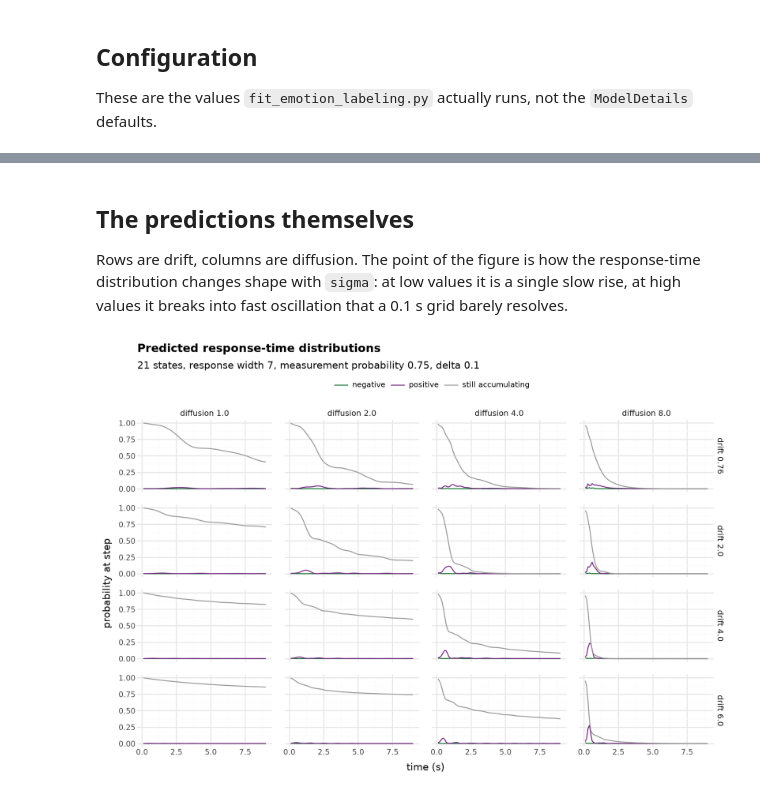
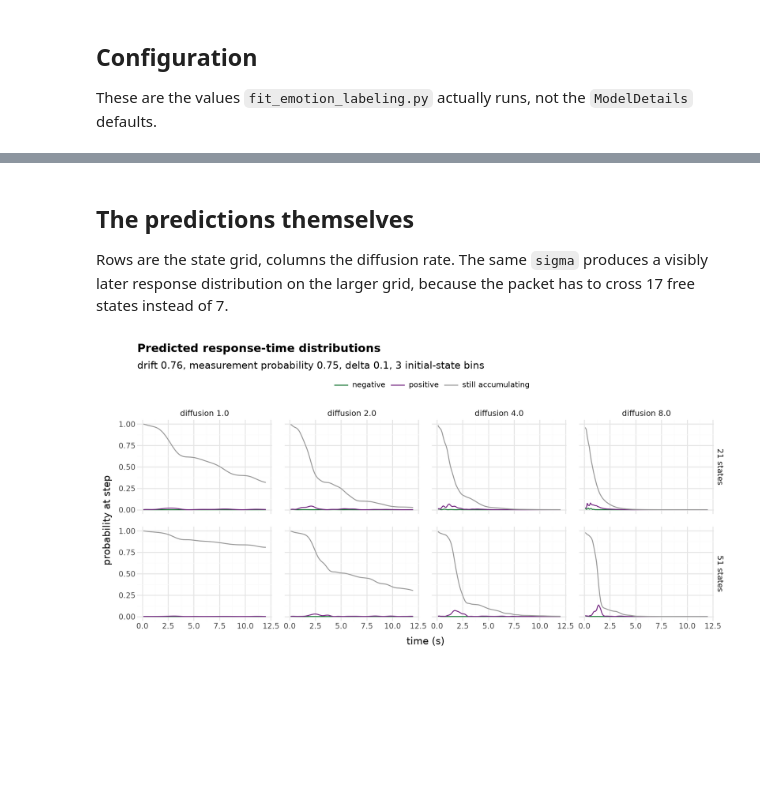
Before and after one commit to rkmalaiya/stochastic_cognitive_dynamics, a Jupyter notebook: examples/sigma_identifiability.ipynb, the cells around one changed output, grey strips where cells are left out. Cells and saved outputs as stored; diff of their text form; code cells hidden in the pictures; blank space fills up the shorter version.

Commit message:
Match frozen Quantum diffusion to the 51-state grid
Co-Authored-By: Claude Opus 5 <noreply@anthropic.com>

```diff
--- a/examples/sigma_identifiability.ipynb
+++ b/examples/sigma_identifiability.ipynb
@@ -23,16 +26,10 @@ g++ not available, if using conda: `conda install gxx`
 
 These are the values `fit_emotion_labeling.py` actually runs, not the `ModelDetails` defaults.
 # %%
-n_states, response_width, n_bins = 21, 7, 3
+grids = {"21 states": (21, 7, 3), "51 states": (51, 17, 3)}
 delta, measurement_prob, n_trials = 0.1, 0.75, 30
-times = np.round(np.arange(delta, 9.0 + delta / 2, delta), 2)
-
-n_free = n_states - 2 * response_width
-Mc, Mw, Mn = ca._get_measurement_matrix(n_states, response_width, measurement_prob, "Quantum")
-
-conc = ca._initial_state_concentration(n_bins, "Quantum")
-p_free = ca._expand_bins(conc / conc.sum(), n_free, n_bins)
-phi_0 = npx.sqrt(npx.pad(p_free, (response_width, response_width)))[None, None, :, None]
+mu_ref = 0.76
+times = np.round(np.arange(delta, 12.0 + delta / 2, delta), 2)
 
 RT = np.asarray(times)[None, :]
 RA = np.zeros_like(RT)
@@ -71,34 +83,31 @@ outcome mass sums to 1.0000, response rate 0.993
-# %% [markdown]
-## The predictions themselves
-
-Rows are drift, columns are diffusion. The point of the figure is how the response-time
-distribution changes shape with `sigma`: at low values it is a single slow rise, at high values
-it breaks into fast oscillation that a 0.1 s grid barely resolves.
+# %% [markdown]
+## The predictions themselves
+
+Rows are the state grid, columns the diffusion rate. The same `sigma` produces a visibly later
+response distribution on the larger grid, because the packet has to cross 17 free states
+instead of 7.
 # %%
-mu_majors = [0.76, 2.0, 4.0, 6.0]
 sig_majors = [1.0, 2.0, 4.0, 8.0]
 
-grid = [(m, s) for m in mu_majors for s in sig_majors]
-c = curves(npx.asarray([m for m, _ in grid]), npx.asarray([s for _, s in grid]))
-
 rows = []
-for (m, s), cc in zip(grid, np.asarray(c)):
-    for name, series in zip(["positive", "negative", "still accumulating"], cc):
-        rows.append(pd.DataFrame({"t": times, "p": series, "response": name,
-                                  "mu": f"drift {m}", "sigma": f"diffusion {s}"}))
+for name in grids:
+    c = np.asarray(curves_for[name](npx.full(len(sig_majors), mu_ref), npx.asarray(sig_majors)))
+    for s, cc in zip(sig_majors, c):
+        for label, series in zip(["positive", "negative", "still accumulating"], cc):
+            rows.append(pd.DataFrame({"t": times, "p": series, "response": label,
+                                      "grid": name, "sigma": f"diffusion {s}"}))
 pred = pd.concat(rows)
-pred["mu"] = pd.Categorical(pred.mu, [f"drift {m}" for m in mu_majors])
 pred["sigma"] = pd.Categorical(pred.sigma, [f"diffusion {s}" for s in sig_majors])
 
 (ggplot(pred, aes("t", "p", colour="response"))
  + geom_line(size=0.6)
- + facet_grid("mu ~ sigma", scales="free_y")
+ + facet_grid("grid ~ sigma", scales="free_y")
  + scale_colour_manual(["#1b7837", "#762a83", "#999999"])
  + labs(x="time (s)", y="probability at step", colour="",
         title="Predicted response-time distributions",
-        subtitle="21 states, response width 7, measurement probability 0.75, delta 0.1")
+        subtitle=f"drift {mu_ref}, measurement probability 0.75, delta 0.1, 3 initial-state bins")
  + theme_minimal()
- + theme(figure_size=(10, 7), legend_position="top", panel_spacing=0.02,
+ + theme(figure_size=(10, 5), legend_position="top", panel_spacing=0.02,
          strip_text=element_text(size=9), plot_title=element_text(size=13, weight="bold")))
 # %% [output]
-[figure, old version]
+[figure, new version]
```
Also changed, not shown: parts of 14 cells of this notebook, 1 other file.
